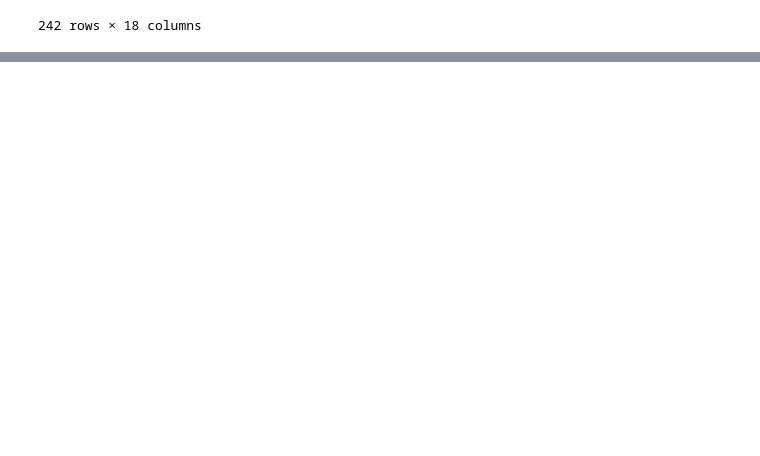
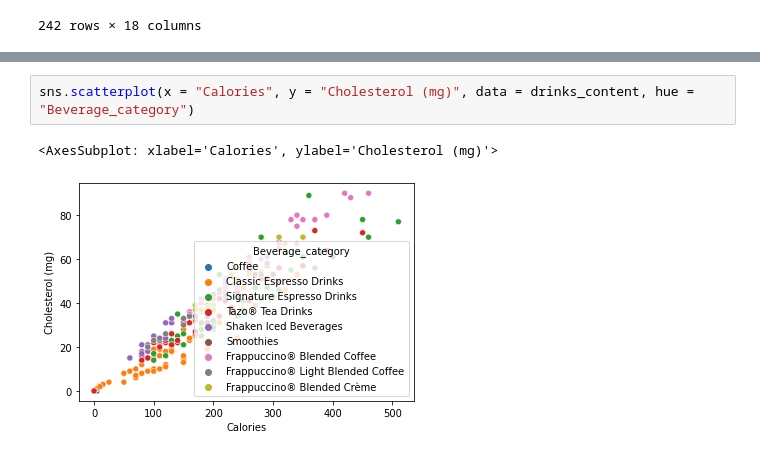
Before and after one commit to DavBradshaw/codeclan_homework_davebradshaw, a Jupyter notebook: Week 12/Day 2/Homework.ipynb, the cells around one changed output, grey strips where cells are left out. Drawn from its saved outputs; the diff is of its cells as text; blank space fills up the shorter version.

```diff
--- a/Week 12/Day 2/Homework.ipynb
+++ b/Week 12/Day 2/Homework.ipynb
@@ -297,0 +318,5 @@ sns.scatterplot(x = "Calories", y = " Total Fat (g)", data = drinks_content, hue
+# %%
+sns.scatterplot(x = "Calories", y = "Cholesterol (mg)", data = drinks_content, hue = "Beverage_category")
+# %% [output]
+<AxesSubplot: xlabel='Calories', ylabel='Cholesterol (mg)'>
+[figure, added]
```
Also changed, not shown: parts of 4 cells of this notebook, 6 other files.
